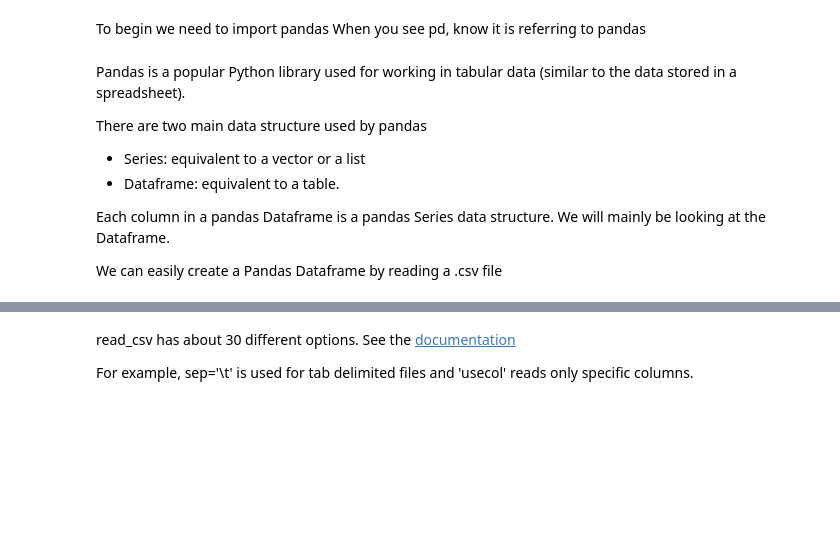
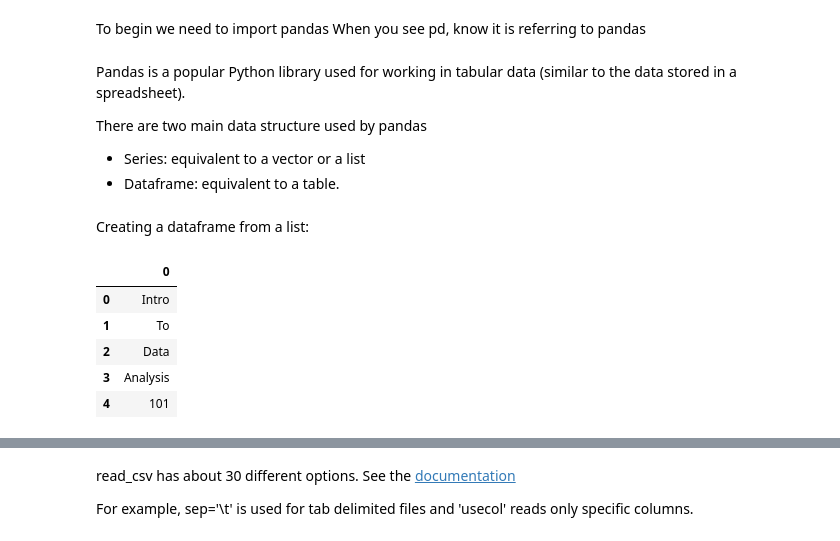
Before and after one commit to nlihin/data-analytics, a Jupyter notebook: unit2.ipynb, the cells around one changed output, grey strips where cells are left out. Drawn from its saved outputs; the diff is of its cells as text; code cells hidden in the pictures; blank space fills up the shorter version.

```diff
--- a/unit2.ipynb
+++ b/unit2.ipynb
@@ -35,7 +35,17 @@ Pandas is a popular Python library used for working in tabular data (similar to
 There are two main data structure used by pandas
 - Series: equivalent to a vector or a list
 - Dataframe: equivalent to a table.
-
-Each column in a pandas Dataframe is a pandas Series data structure. We will mainly be looking at the Dataframe.
-
-We can easily create a Pandas Dataframe by reading a .csv file
+# %% [markdown]
+Creating a dataframe from a list:
+# %%
+lst = ['Intro', 'To', 'Data', 'Analysis',
+            '101']
+df = pd.DataFrame(lst)
+df
+# %% [output]
+|  | 0 |
+| 0 | Intro |
+| 1 | To |
+| 2 | Data |
+| 3 | Analysis |
+| 4 | 101 |
```
Also changed, not shown: parts of 46 cells of this notebook, 1 other file.
